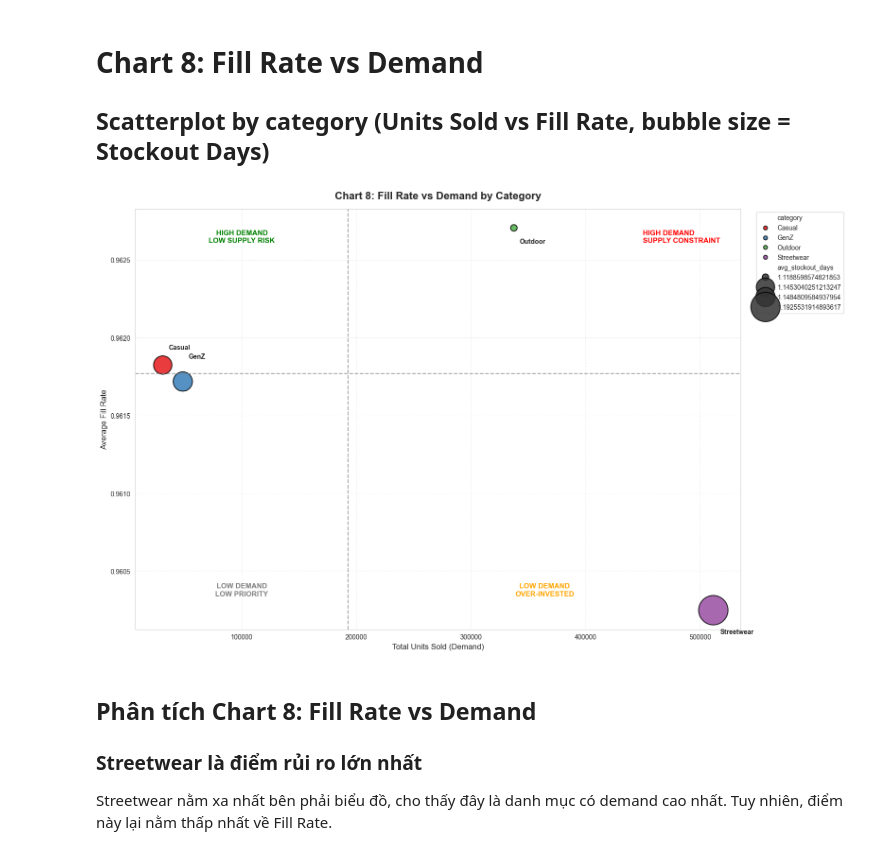
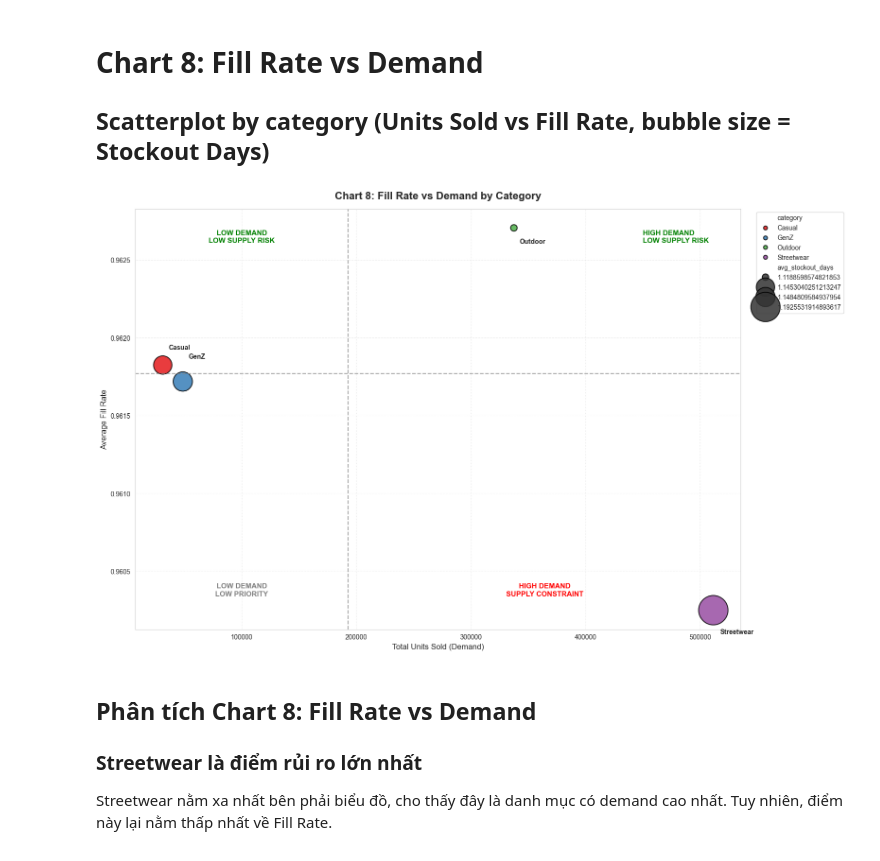
Before and after one commit to NgTHung/DATATHON-2026-r1, a Jupyter notebook: notebooks/Supply-side.ipynb, the cells around one changed output. Drawn from its saved outputs; the diff is of its cells as text; code cells hidden in the pictures.

Commit message:
feat: update figure 8

```diff
--- a/notebooks/Supply-side.ipynb
+++ b/notebooks/Supply-side.ipynb
@@ -382,48 +382,48 @@ y_bottom = y_min + (y_max - y_min) * 0.08
 plt.text(
     x_min + (med_demand - x_min)/2,
     y_top,
-    'HIGH DEMAND\nLOW SUPPLY RISK',
+    'LOW DEMAND\nLOW SUPPLY RISK',
     color='green', fontsize=11, fontweight='bold', ha='center'
 )
 
 plt.text(
     med_demand + (x_max - med_demand)*0.75,
     y_top,
-    'HIGH DEMAND\nSUPPLY CONSTRAINT',
-    color='red',
+    'HIGH DEMAND\nLOW SUPPLY RISK',
+    color='green',
     fontsize=11,
     fontweight='bold',
     ha='left'
 )
 
 plt.text(
     x_min + (med_demand - x_min)/2,
     y_bottom,
     'LOW DEMAND\nLOW PRIORITY',
     color='grey', fontsize=11, fontweight='bold', ha='center'
 )
 
 plt.text(
     med_demand + (x_max - med_demand)/2,
     y_bottom,
-    'LOW DEMAND\nOVER-INVESTED',
-    color='orange', fontsize=11, fontweight='bold', ha='center'
+    'HIGH DEMAND\nSUPPLY CONSTRAINT',
+    color='red', fontsize=11, fontweight='bold', ha='center'
 )
 
 # TITLE
 plt.title("Chart 8: Fill Rate vs Demand by Category", fontsize=16, fontweight='bold', pad=15)
 plt.xlabel("Total Units Sold (Demand)", fontsize=12)
 plt.ylabel("Average Fill Rate", fontsize=12)
 
 # LEGEND
 handles, labels = scatter.get_legend_handles_labels()
 plt.legend(handles=handles, labels=labels, bbox_to_anchor=(1.02, 1), loc='upper left')
 
 plt.grid(True, linestyle=':', alpha=0.6)
 plt.tight_layout()
 plt.show()
 # %% [output]
-[figure, old version]
+[figure, new version]
 # %% [markdown]
 ## Phân tích Chart 8: Fill Rate vs Demand
 
```
Also changed, not shown: 3 other files.
